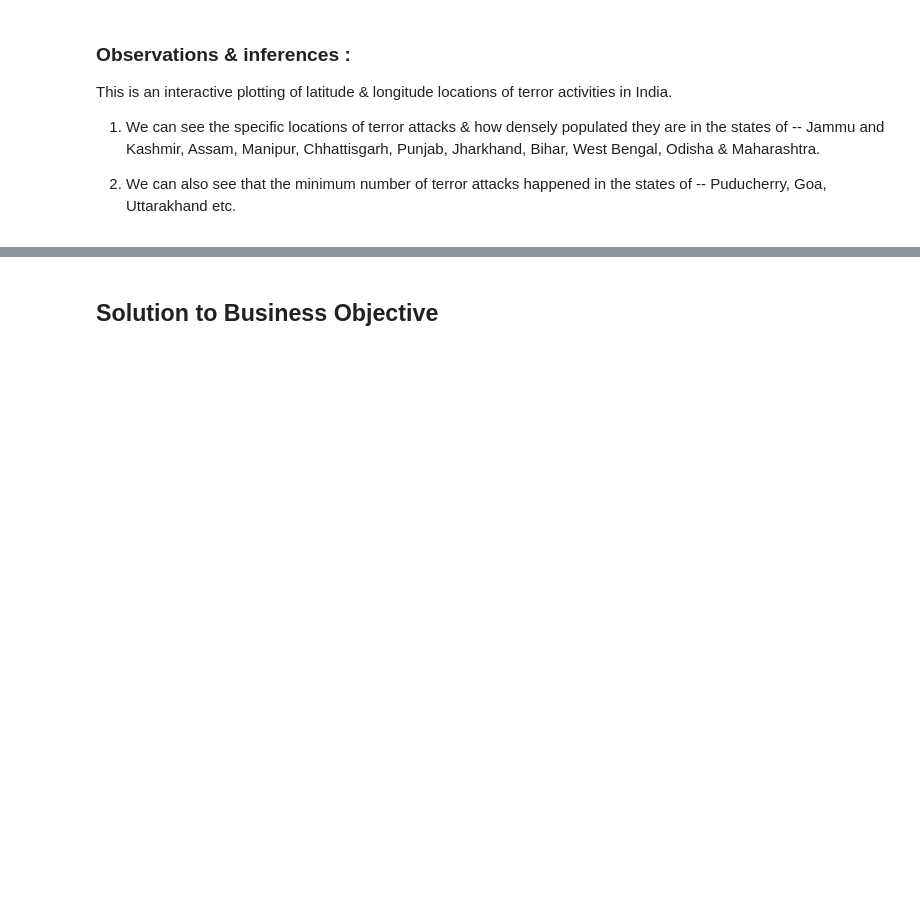
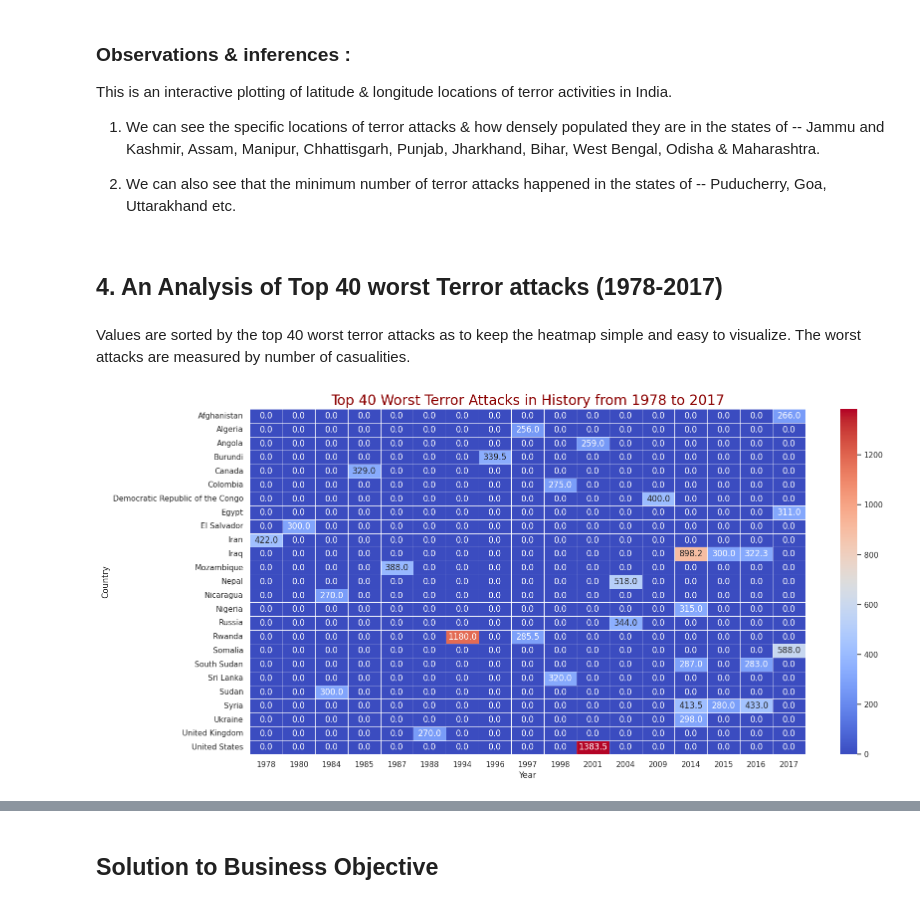
Before and after one commit to somyakmukherjee/Exploratory-Data-Analysis-on-Global-Terrorism, a Jupyter notebook: Capstone_Project_Global_terrorism_EDA_by_Somyak_Mukherjee.ipynb, the cells around one changed output, grey strips where cells are left out. Drawn from its saved outputs; the diff is of its cells as text; code cells hidden in the pictures; blank space fills up the shorter version.

```diff
--- a/Capstone_Project_Global_terrorism_EDA_by_Somyak_Mukherjee.ipynb
+++ b/Capstone_Project_Global_terrorism_EDA_by_Somyak_Mukherjee.ipynb
@@ -657,3 +657,28 @@ This is an interactive plotting of latitude & longitude locations of terror acti
 1) We can see the specific locations of terror attacks & how densely populated they are in the states of -- Jammu and Kashmir, Assam, Manipur, Chhattisgarh, Punjab, Jharkhand, Bihar, West Bengal, Odisha & Maharashtra.
 
 2) We can also see that the minimum number of terror attacks happened in the states of -- Puducherry, Goa, Uttarakhand etc.
+# %% [markdown]
+## **4. An Analysis of Top 40 worst Terror attacks (1978-2017)**
+# %%
+#Dataframe of top 40 Worst Terror Attacks in History from 1978 to 2017
+terror1 = gt_df.sort_values(by='Kills',ascending=False)[:40]
+heatmap_data=terror1.pivot_table(index='Country',columns='Year',values='Kills')
+heatmap_data.fillna(0,inplace=True)
+# %% [markdown]
+Values are sorted by the top 40 worst terror attacks as to keep the heatmap simple and easy to visualize. The worst attacks are measured by number of casualities.
+# %%
+# Set the size of the figure
+plt.figure(figsize=(18, 9))
+
+# Plot the heatmap
+sns.heatmap(heatmap_data, cmap='coolwarm',annot=True, fmt=".1f", linewidth=.5)
+
+# Set the title  of the plot & the labels for the axis
+plt.title('Top 40 Worst Terror Attacks in History from 1978 to 2017',fontsize= 20,color='darkred')
+plt.xlabel('Year')
+plt.ylabel('Country')
+
+# Display the plot
+plt.show()
+# %% [output]
+[figure, added]
```
Also changed, not shown: parts of 4 cells of this notebook.
